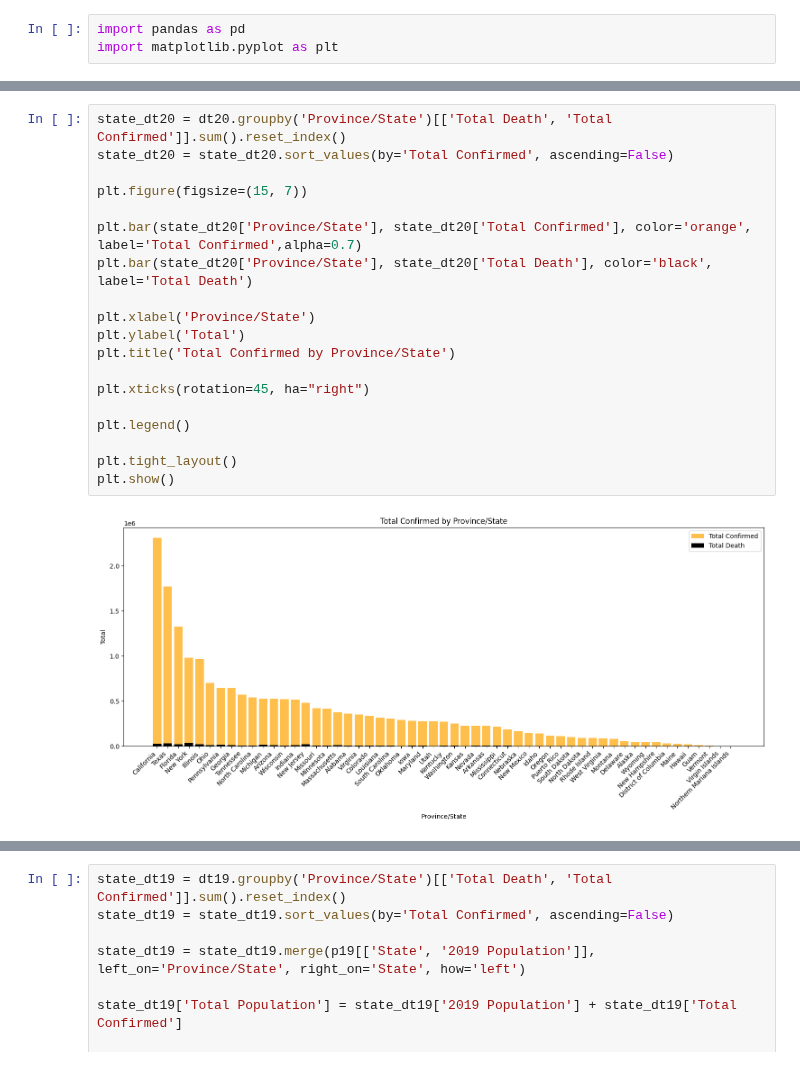
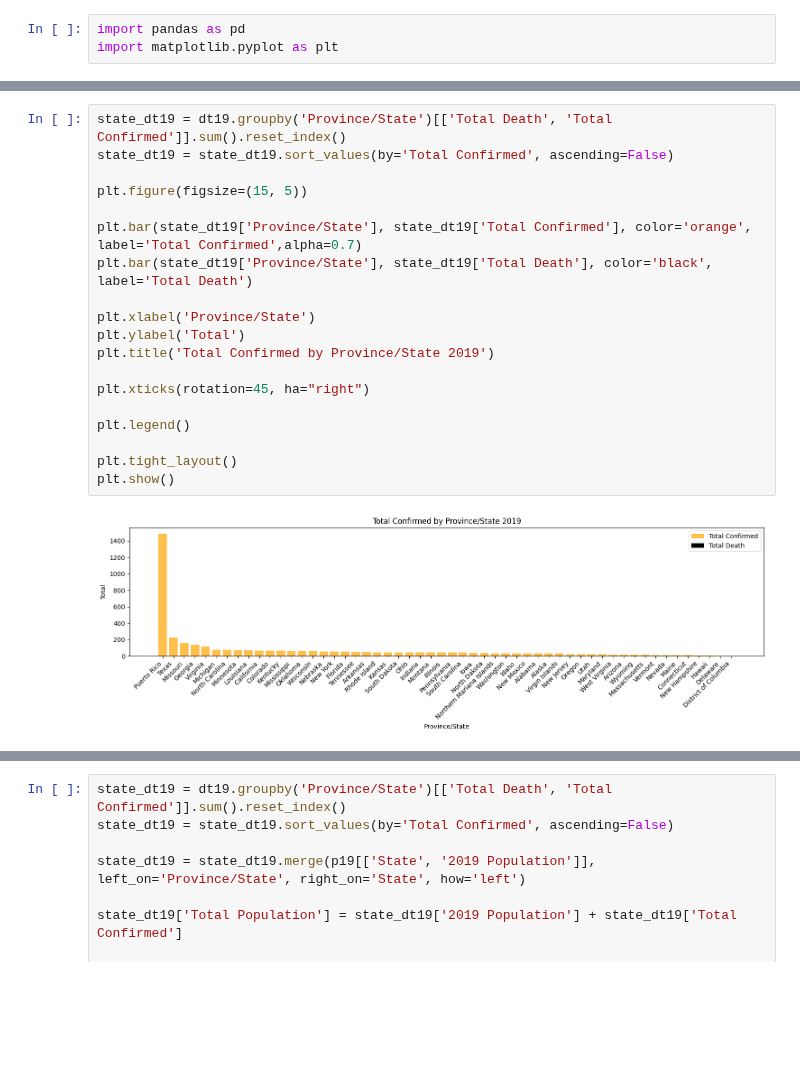
Before and after one commit to AppleBoiy/cs203-c19-analysis, a Jupyter notebook: code/ranking.ipynb, the cells around one changed output, grey strips where cells are left out. Drawn from its saved outputs; the diff is of its cells as text; blank space fills up the shorter version.

```diff
--- a/code/ranking.ipynb
+++ b/code/ranking.ipynb
@@ -20,22 +12,22 @@ dtype: int64
 # %%
-state_dt20 = dt20.groupby('Province/State')[['Total Death', 'Total Confirmed']].sum().reset_index()
-state_dt20 = state_dt20.sort_values(by='Total Confirmed', ascending=False)
+state_dt19 = dt19.groupby('Province/State')[['Total Death', 'Total Confirmed']].sum().reset_index()
+state_dt19 = state_dt19.sort_values(by='Total Confirmed', ascending=False)
 
-plt.figure(figsize=(15, 7))
+plt.figure(figsize=(15, 5))
 
-plt.bar(state_dt20['Province/State'], state_dt20['Total Confirmed'], color='orange', label='Total Confirmed',alpha=0.7)
-plt.bar(state_dt20['Province/State'], state_dt20['Total Death'], color='black', label='Total Death')
+plt.bar(state_dt19['Province/State'], state_dt19['Total Confirmed'], color='orange', label='Total Confirmed',alpha=0.7)
+plt.bar(state_dt19['Province/State'], state_dt19['Total Death'], color='black', label='Total Death')
 
 plt.xlabel('Province/State')
 plt.ylabel('Total')
-plt.title('Total Confirmed by Province/State')
+plt.title('Total Confirmed by Province/State 2019')
 
 plt.xticks(rotation=45, ha="right")
 
 plt.legend()
 
 plt.tight_layout()
 plt.show()
 # %% [output]
-[figure, old version]
+[figure, new version]
 # %%
```
Also changed, not shown: parts of 10 cells of this notebook.
